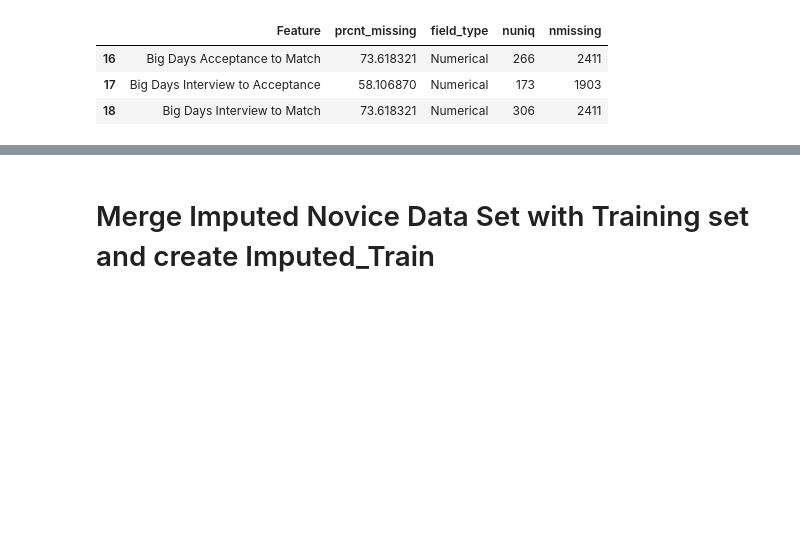
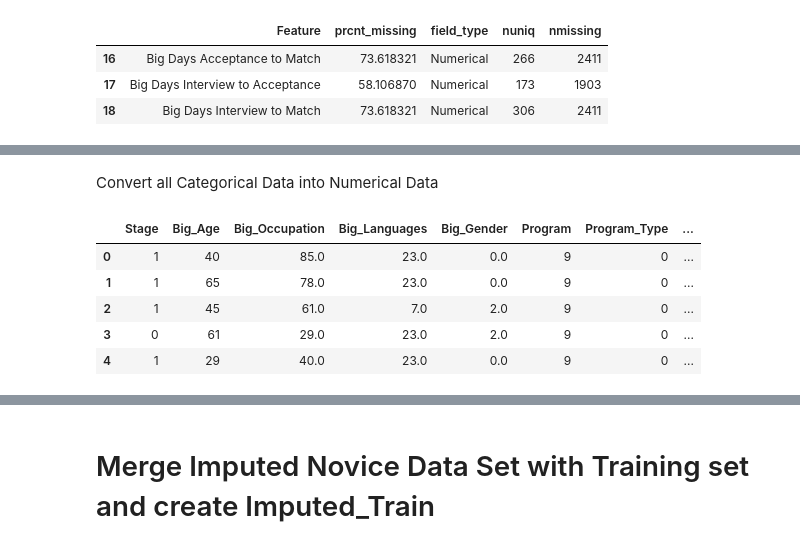
Before and after one commit to hypnos-coder/MinneMUDAC2025PC, a Jupyter notebook: notebook/hajar/data_imputation.ipynb, the cells around one changed output, grey strips where cells are left out. Drawn from its saved outputs; the diff is of its cells as text; code cells hidden in the pictures; blank space fills up the shorter version.

```diff
--- a/notebook/hajar/data_imputation.ipynb
+++ b/notebook/hajar/data_imputation.ipynb
@@ -523,0 +513,31 @@ df.head()
+# %% [markdown]
+Convert all Categorical Data into Numerical Data
+# %%
+
+
+# #Convert Categorical Data into Numerical data
+category_cols=['Stage','Big Occupation','Big Languages','Big Gender','Program','Program Type','Big Race/Ethnicity','Closure Reason','Big Contact: Marital Status',
+               'Little Gender','Little Participant: Race/Ethnicity','Closure Reason','Match Activation Year', 'Match Activation Month']
+
+# savedVals=pd.DataFrame()
+
+for col in category_cols:
+    df[col]=df[col].astype('category')
+    # my_list = df[col].cat.codes
+    # my_values = df[col].tolist()
+    df[col]=df[col].cat.codes
+
+df = df.replace(to_replace=-1,value=np.nan)
+
+
+#Change the feature names
+df.columns = df.columns.str.replace('[/,:, ]', '_', regex=True)
+
+df.head()
+# %% [output]
+|  | Stage | Big_Age | Big_Occupation | Big_Languages | Big_Gender | Program | Program_Type | ... |
+| 0 | 1 | 40 | 85.0 | 23.0 | 0.0 | 9 | 0 | ... |
+| 1 | 1 | 65 | 78.0 | 23.0 | 0.0 | 9 | 0 | ... |
+| 2 | 1 | 45 | 61.0 | 7.0 | 2.0 | 9 | 0 | ... |
+| 3 | 0 | 61 | 29.0 | 23.0 | 2.0 | 9 | 0 | ... |
+| 4 | 1 | 29 | 40.0 | 23.0 | 0.0 | 9 | 0 | ... |
```
Also changed, not shown: parts of 47 cells of this notebook.
